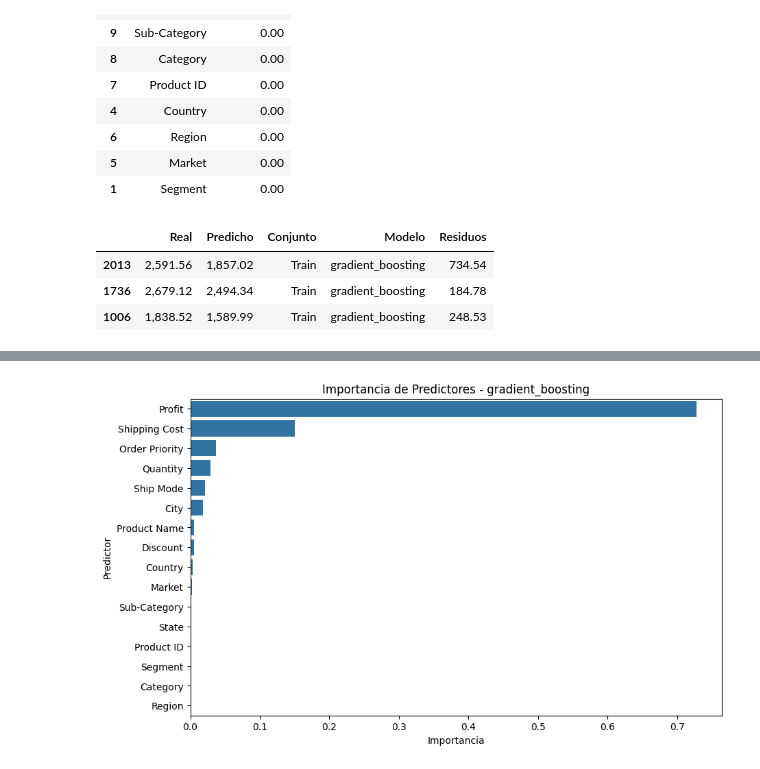
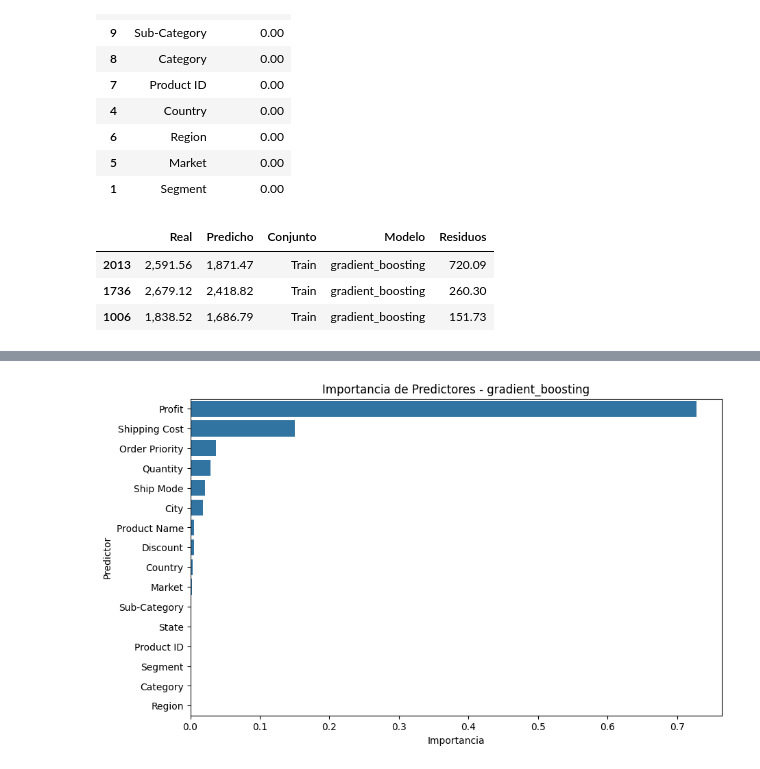
Before and after one commit to santiagorodriguez-dev/Proyecto9-Clustering, a Jupyter notebook: notebooks/02-modelo.-clusters-kmeans-2.ipynb, the cells around one changed output, grey strips where cells are left out. Saved outputs shown, nothing was run; the diff lists cells and outputs as text; code cells hidden in the pictures.

```diff
--- a/notebooks/02-modelo.-clusters-kmeans-2.ipynb
+++ b/notebooks/02-modelo.-clusters-kmeans-2.ipynb
@@ -148,26 +156,26 @@ analisis_random_forest.importancia_predictores("random_forest")
 # %%
 # instanciamos la clase de regresión lineal
 analisis_gradient_boosting = sa.AnalisisModelosRegresion(dataframe=df, variable_dependiente='Sales_respuesta')
 
 params_gb = {
-    'n_estimators': [150],
+    'n_estimators': [100],
     'learning_rate': [0.01],
     'max_depth': [5],
-    'min_samples_split': [10],
-    'min_samples_leaf': [4]
+    'min_samples_split': [5],
+    'min_samples_leaf': [5]
 }
 
 # llamamos a la función para ajustar el modelo
 analisis_gradient_boosting.ajustar_modelo(modelo='gradient_boosting',param_grid = params_gb, scoring="neg_mean_squared_error")
 
 # llamamos al metodo para obtener los resultaods de las predicciones
 df_resultados_gradient_boosting = analisis_gradient_boosting.obtener_resultados()
 df_resultados_gradient_boosting.head(3)
 # %% [output]
 |  | Real | Predicho | Conjunto | Modelo | Residuos |
-| 2013 | 2,591.56 | 1,857.02 | Train | gradient_boosting | 734.54 |
-| 1736 | 2,679.12 | 2,494.34 | Train | gradient_boosting | 184.78 |
-| 1006 | 1,838.52 | 1,589.99 | Train | gradient_boosting | 248.53 |
+| 2013 | 2,591.56 | 1,871.47 | Train | gradient_boosting | 720.09 |
+| 1736 | 2,679.12 | 2,418.82 | Train | gradient_boosting | 260.30 |
+| 1006 | 1,838.52 | 1,686.79 | Train | gradient_boosting | 151.73 |
 # %%
 analisis_gradient_boosting.plot_residuos("gradient_boosting")
 # %% [output]
```
Also changed, not shown: parts of 17 cells of this notebook.
